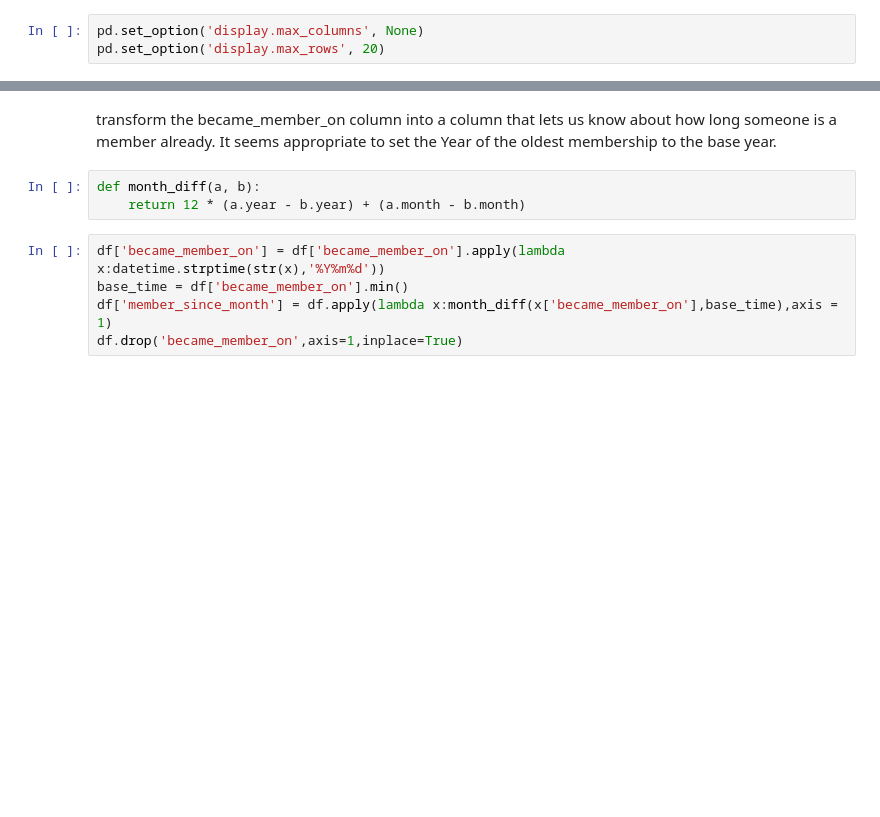
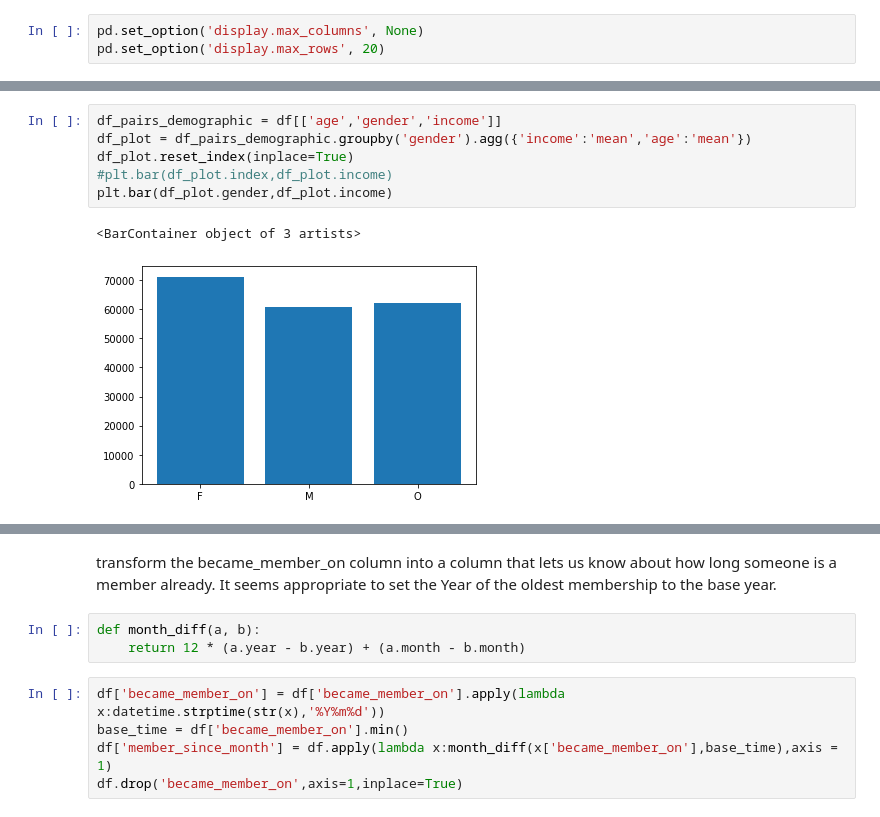
Before and after one commit to udacityML/capstone_starbucks, a Jupyter notebook: Starbucks_Capstone_feature.ipynb, the cells around one changed output, grey strips where cells are left out. Cells and saved outputs as stored; diff of their text form; blank space fills up the shorter version.

```diff
--- a/Starbucks_Capstone_feature.ipynb
+++ b/Starbucks_Capstone_feature.ipynb
@@ -21,0 +255,9 @@ df.head()
+# %%
+df_pairs_demographic = df[['age','gender','income']]
+df_plot = df_pairs_demographic.groupby('gender').agg({'income':'mean','age':'mean'})
+df_plot.reset_index(inplace=True)
+#plt.bar(df_plot.index,df_plot.income)
+plt.bar(df_plot.gender,df_plot.income)
+# %% [output]
+<BarContainer object of 3 artists>
+[figure, added]
```
Also changed, not shown: parts of 32 cells of this notebook, 5 other files.
